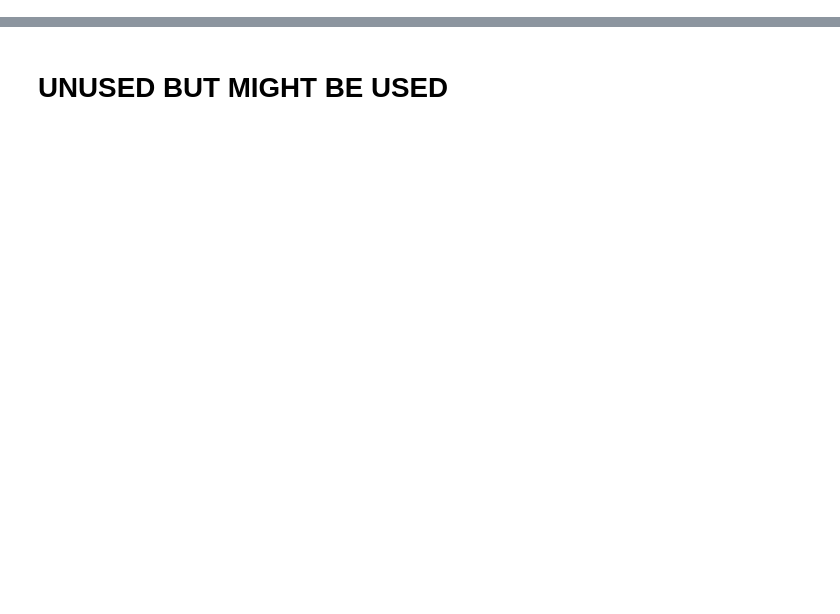
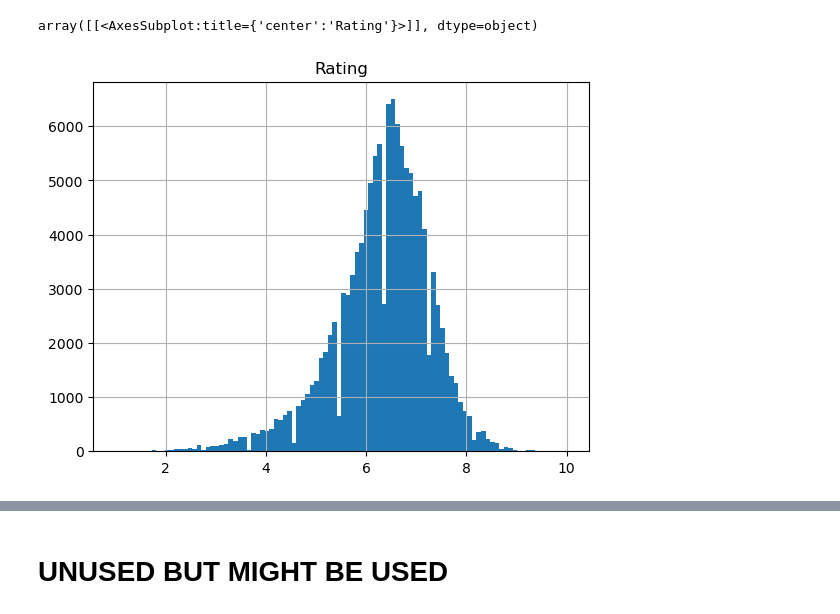
Before and after one commit to epfl-ada/ada-2023-project-pandateam23, a Jupyter notebook: Pico-Andre.ipynb, the cells around one changed output, grey strips where cells are left out. Saved outputs shown, nothing was run; the diff lists cells and outputs as text; code cells hidden in the pictures; blank space fills up the shorter version.

```diff
--- a/Pico-Andre.ipynb
+++ b/Pico-Andre.ipynb
@@ -450,0 +278,7 @@ plt.show()
+# %%
+# Showing that rating is normal
+filtered_df.hist(['Rating'],bins=100)
+# ADD LABELS
+# %% [output]
+array([[<AxesSubplot:title={'center':'Rating'}>]], dtype=object)
+[figure, added]
```
Also changed, not shown: parts of 78 cells of this notebook.
